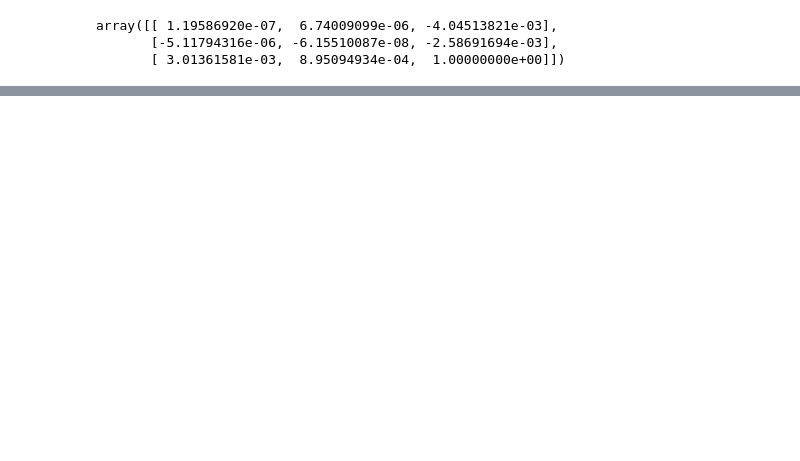
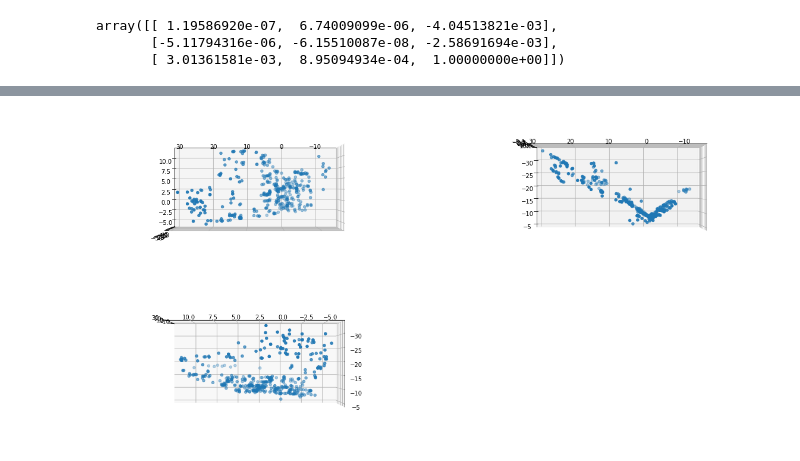
Before and after one commit to zcemycl/ProbabilisticPerspectiveMachineLearning, a Jupyter notebook: Computer Vision/Point Cloud/PointCloud.ipynb, the cells around one changed output, grey strips where cells are left out. Saved outputs shown, nothing was run; the diff lists cells and outputs as text; code cells hidden in the pictures; blank space fills up the shorter version.

```diff
--- a/Computer Vision/Point Cloud/PointCloud.ipynb
+++ b/Computer Vision/Point Cloud/PointCloud.ipynb
@@ -67,0 +127,22 @@ plt.subplot(122);plt.imshow(img3); plt.axis('off')
+# %%
+def computeA(P1,P2,x1,x2):
+    u=x1[0];v=x1[1];up=x2[0];vp=x2[1]
+    A = np.array([[v*P1[2,:]-P1[1,:]],
+                 [u*P1[2,:]-P1[0,:]],
+                 [vp*P2[2,:]-P2[1,:]],
+                 [up*P2[2,:]-P2[0,:]]])
+    return A
+
+def LinearTrianglulation(K,C1,R1,C2,R2,x1,x2):
+    P1 = np.matmul(K,np.hstack((R1,C1)))
+    P2 = np.matmul(K,np.hstack((R2,C2)))
+    X = []
+    for i in range(x1.shape[0]):
+        A = computeA(P1,P2,x1[i,:],x2[i,:])
+        _,_,vh = np.linalg.svd(A.squeeze())
+        X.append(vh.T[:3,-1].T/vh[3,3])
+
+    return np.array(X)
+# %%
+X = LinearTrianglulation(K,np.zeros((3,1)),np.eye(3),C,R,x1,x2)
+retbol,rvec3,tvec3 = cv2.solvePnP(X,x3,K,np.zeros((1,8)))
@@ -67,0 +206,16 @@ plt.subplot(122);plt.imshow(img3); plt.axis('off')
+# %%
+def Display3D(Cset,Rset,X):
+    fig = plt.figure(figsize=(20,10))
+    ax = fig.add_subplot(221, projection='3d')
+    ax.scatter(X[:,0],X[:,1],X[:,2])
+    ax.view_init(270,90)
+    ax = fig.add_subplot(222, projection='3d')
+    ax.scatter(X[:,0],X[:,1],X[:,2])
+    ax.view_init(180,90)
+    ax = fig.add_subplot(223, projection='3d')
+    ax.scatter(X[:,0],X[:,1],X[:,2])
+    ax.view_init(180,180)
+# %%
+Display3D([],[],X)
+# %% [output]
+[figure, added]
```
Also changed, not shown: parts of 17 cells of this notebook.
